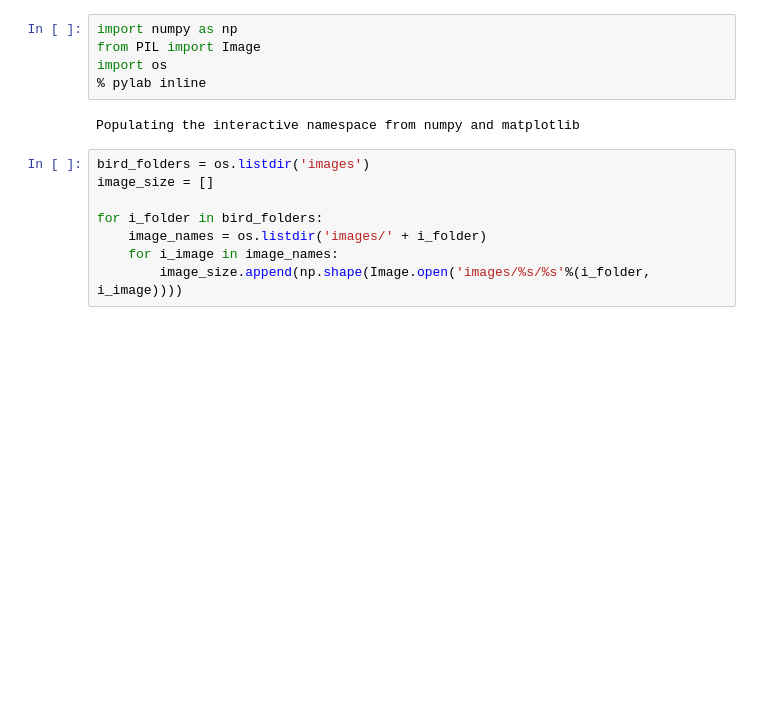
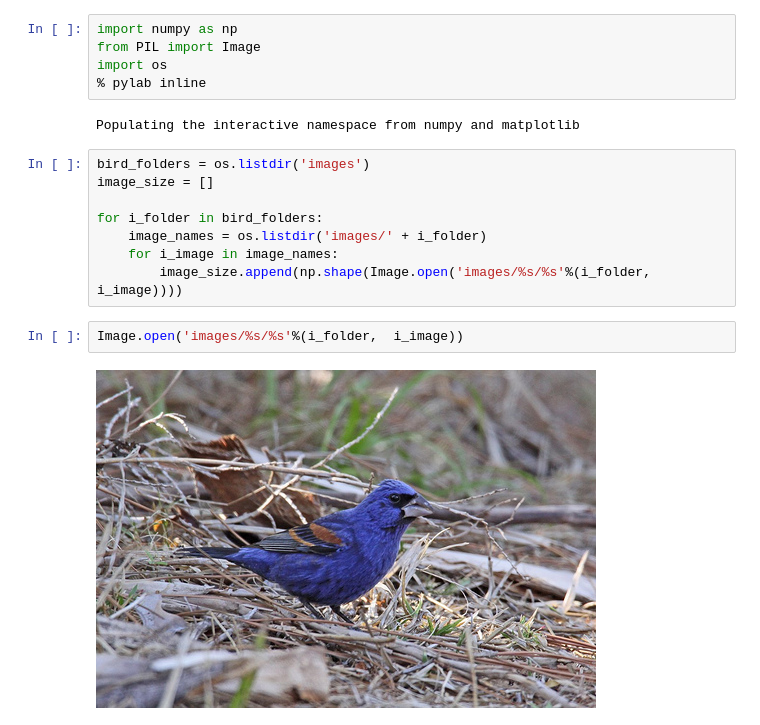
Before and after one commit to tzler/birds, a Jupyter notebook: distribution_of_birds_imagesizes.ipynb, the cells around one changed output. Saved outputs shown, nothing was run; the diff lists cells and outputs as text; blank space fills up the shorter version.

```diff
--- a/distribution_of_birds_imagesizes.ipynb
+++ b/distribution_of_birds_imagesizes.ipynb
@@ -13,6 +13,10 @@ for i_folder in bird_folders:
     image_names = os.listdir('images/' + i_folder)
     for i_image in image_names:
         image_size.append(np.shape(Image.open('images/%s/%s'%(i_folder,  i_image))))
+# %%
+Image.open('images/%s/%s'%(i_folder,  i_image))
+# %% [output]
+[figure, added]
 # %%
 figure(figsize=[20,6])
 subplot(121)
```
Also changed, not shown: parts of 1 cell of this notebook, 2 other files.
